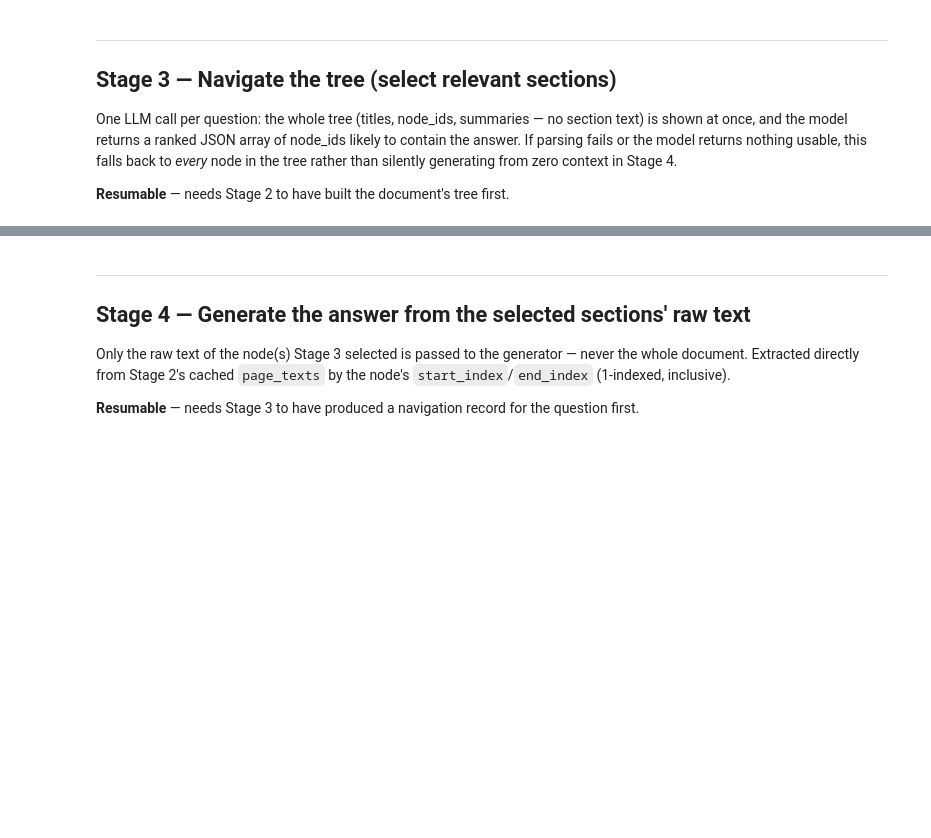
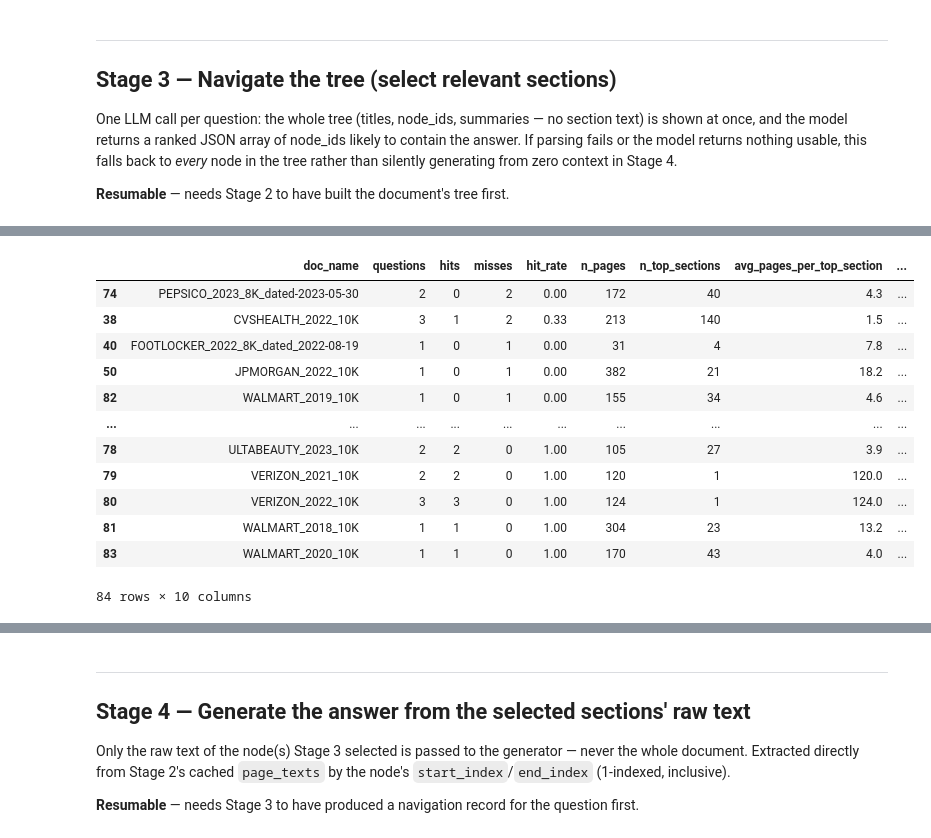
Before and after one commit to shaliqsv/financebench-rag-thesis, a Jupyter notebook: pipelines/vectorless_rag/vectorless_rag_pipeline.ipynb, the cells around one changed output, grey strips where cells are left out. Saved outputs shown, nothing was run; the diff lists cells and outputs as text; code cells hidden in the pictures; blank space fills up the shorter version.

```diff
--- a/pipelines/vectorless_rag/vectorless_rag_pipeline.ipynb
+++ b/pipelines/vectorless_rag/vectorless_rag_pipeline.ipynb
@@ -625,0 +840,6 @@ flash (indexing_flash):
+# %%
+for doc_name in still_bad:
+    print(f"=== {doc_name} ===")
+    print_tree(load_tree(TREE_DIR_FLASH, doc_name)["structure"])
+    print(tree_coverage_gaps(TREE_DIR_FLASH, doc_name))
+    print()
@@ -683,8 +1075,9 @@ def run_navigation_all(df, tree_dir, out_path, model):
             if row.doc_name not in tree_cache:
                 tree_cache[row.doc_name] = load_tree(tree_dir, row.doc_name)
             structure = tree_cache[row.doc_name]["structure"]
-            node_ids = navigate_tree(row.question, structure, model)
-            record = {"financebench_id": fb_id, "doc_name": row.doc_name, "node_ids": node_ids}
+            raw_response = navigate_tree(row.question, structure, model)
+            node_ids = parse_navigation_response(raw_response, structure)
+            record = {"financebench_id": fb_id, "doc_name": row.doc_name, "node_ids": node_ids, "raw_response": raw_response, "timestamp": time.time()}
             with out_path.open("a") as f:
                 f.write(json.dumps(record) + "\n")
         except Exception as e:
@@ -712,0 +1194,35 @@ run_navigation_all(df, TREE_DIR_FLASH, NAVIGATION_PATH, MODEL)
+# %%
+# Per-document hit/miss, joined with tree properties
+def tree_info(doc_name):
+    t = load_tree(TREE_DIR_FLASH, doc_name)
+    top = t["structure"]
+    return {
+        "doc_name": doc_name,
+        "n_pages": t["n_pages"],
+        "n_top_sections": len(top),
+        "avg_pages_per_top_section": round(t["n_pages"] / max(len(top), 1), 1),
+        "nested": any(n.get("nodes") for n in top),   # False = flat (likely the LLM fallback)
+        "has_unlabeled": any(n["title"] == "Unlabeled" for n in top),
+    }
+
+per_doc = (recall_df.groupby("doc_name")
+           .agg(questions=("hit", "size"), hits=("hit", "sum"))
+           .assign(misses=lambda d: d.questions - d.hits,
+                   hit_rate=lambda d: (d.hits / d.questions).round(2))
+           .reset_index())
+per_doc = per_doc.merge(pd.DataFrame(tree_info(d) for d in per_doc.doc_name), on="doc_name")
+per_doc.sort_values(["misses", "hit_rate"], ascending=[False, True])
+# %% [output]
+|  | doc_name | questions | hits | misses | hit_rate | n_pages | n_top_sections | avg_pages_per_top_section | ... |
+| 74 | PEPSICO_2023_8K_dated-2023-05-30 | 2 | 0 | 2 | 0.00 | 172 | 40 | 4.3 | ... |
+| 38 | CVSHEALTH_2022_10K | 3 | 1 | 2 | 0.33 | 213 | 140 | 1.5 | ... |
+| 40 | FOOTLOCKER_2022_8K_dated_2022-08-19 | 1 | 0 | 1 | 0.00 | 31 | 4 | 7.8 | ... |
+| 50 | JPMORGAN_2022_10K | 1 | 0 | 1 | 0.00 | 382 | 21 | 18.2 | ... |
+| 82 | WALMART_2019_10K | 1 | 0 | 1 | 0.00 | 155 | 34 | 4.6 | ... |
+| ... | ... | ... | ... | ... | ... | ... | ... | ... | ... |
+| 78 | ULTABEAUTY_2023_10K | 2 | 2 | 0 | 1.00 | 105 | 27 | 3.9 | ... |
+| 79 | VERIZON_2021_10K | 2 | 2 | 0 | 1.00 | 120 | 1 | 120.0 | ... |
+| 80 | VERIZON_2022_10K | 3 | 3 | 0 | 1.00 | 124 | 1 | 124.0 | ... |
+| 81 | WALMART_2018_10K | 1 | 1 | 0 | 1.00 | 304 | 23 | 13.2 | ... |
+| 83 | WALMART_2020_10K | 1 | 1 | 0 | 1.00 | 170 | 43 | 4.0 | ... |
+84 rows × 10 columns
```
Also changed, not shown: parts of 56 cells of this notebook, 6 other files.
